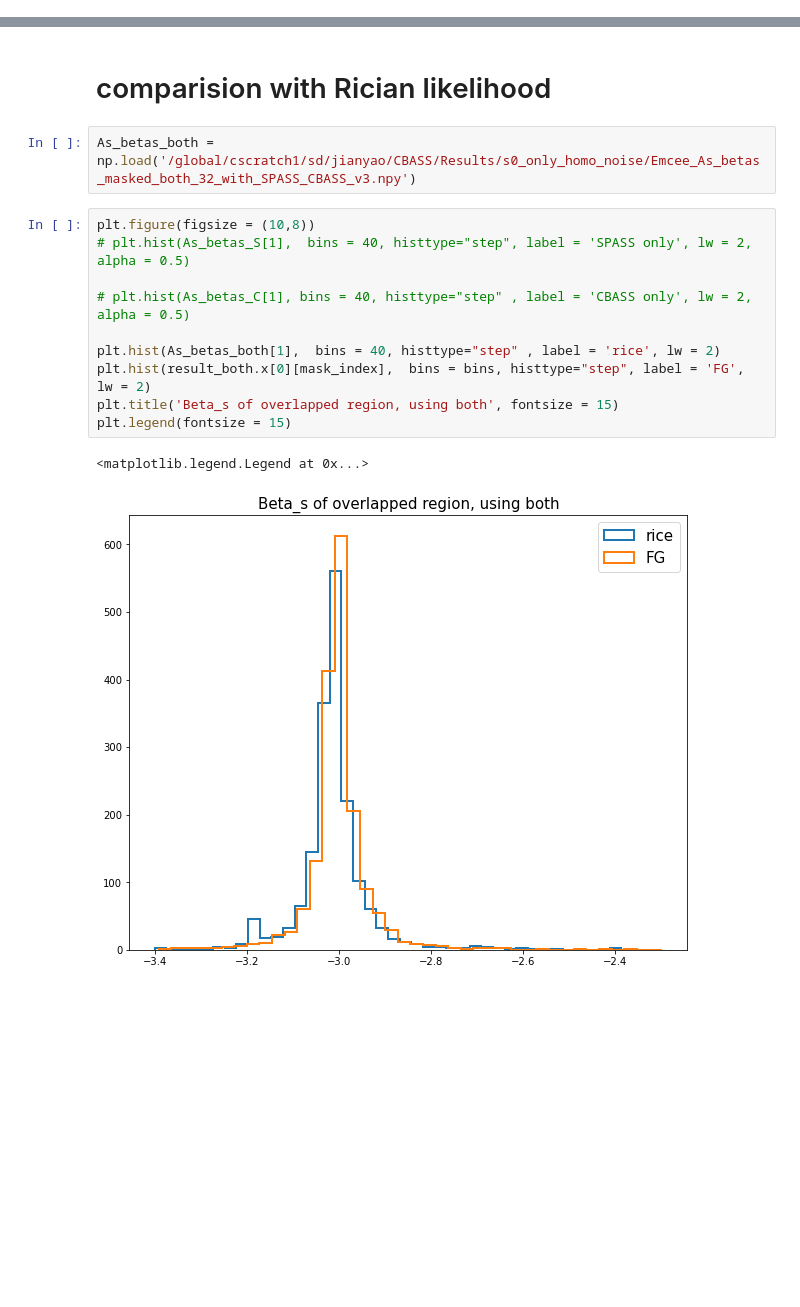
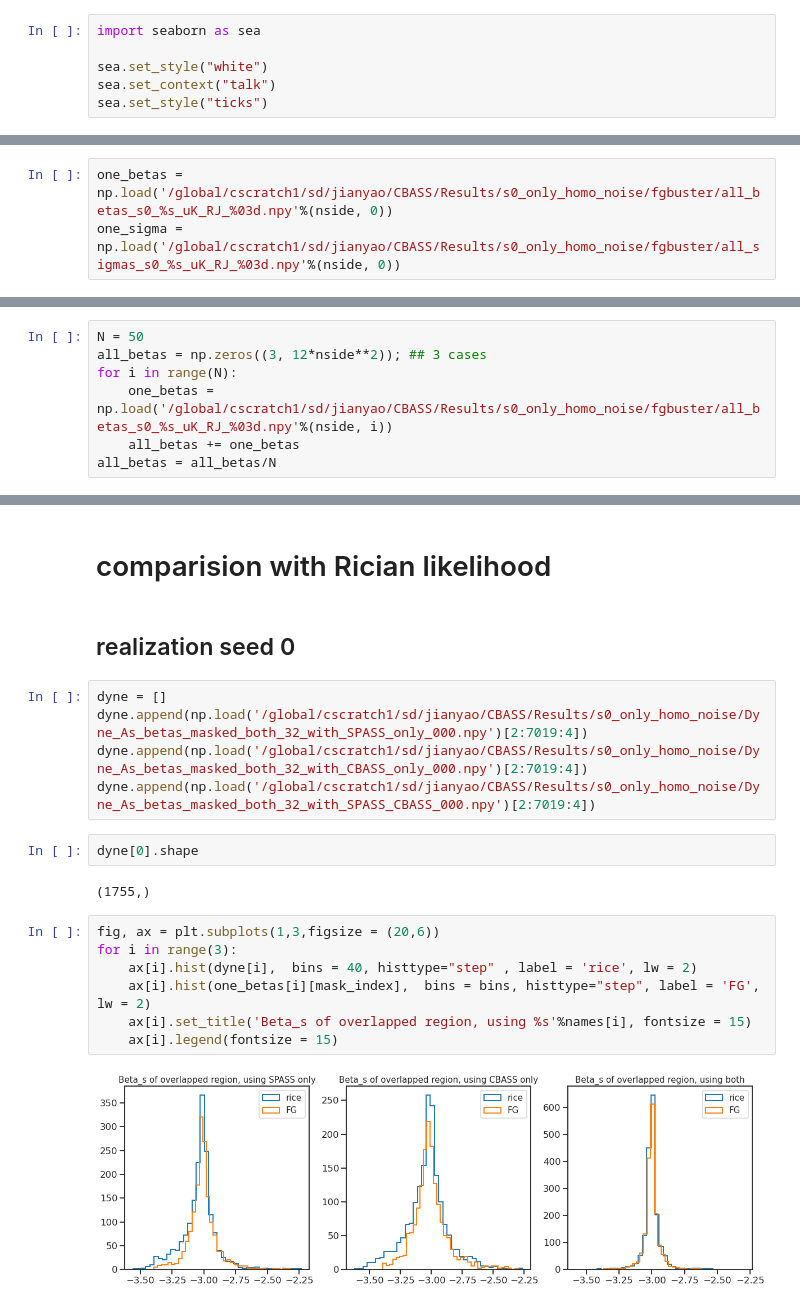
Before and after one commit to yaojian95/Beta_s, a Jupyter notebook: fgbuster_beta_s.ipynb, the cells around one changed output, grey strips where cells are left out. Saved outputs shown, nothing was run; the diff lists cells and outputs as text; blank space fills up the shorter version.

Commit message:
fgbuster for 50 noise realizations

```diff
--- a/fgbuster_beta_s.ipynb
+++ b/fgbuster_beta_s.ipynb
@@ -32,6 +40,12 @@ import warnings
 warnings.filterwarnings("ignore")
 # %%
 from utilities import Mask
+# %%
+import seaborn as sea
+
+sea.set_style("white")
+sea.set_context("talk")
+sea.set_style("ticks")
 # %% [markdown]
 # import data
 # %%
@@ -177,0 +205,3 @@ Text(0.5, 1.0, 'Beta_s of overlapped region, using Fgbuster')
+# %%
+one_betas = np.load('/global/cscratch1/sd/jianyao/CBASS/Results/s0_only_homo_noise/fgbuster/all_betas_s0_%s_uK_RJ_%03d.npy'%(nside, 0))
+one_sigma = np.load('/global/cscratch1/sd/jianyao/CBASS/Results/s0_only_homo_noise/fgbuster/all_sigmas_s0_%s_uK_RJ_%03d.npy'%(nside, 0))
@@ -177,0 +227,7 @@ Text(0.5, 1.0, 'Beta_s of overlapped region, using Fgbuster')
+# %%
+N = 50
+all_betas = np.zeros((3, 12*nside**2)); ## 3 cases
+for i in range(N):
+    one_betas = np.load('/global/cscratch1/sd/jianyao/CBASS/Results/s0_only_homo_noise/fgbuster/all_betas_s0_%s_uK_RJ_%03d.npy'%(nside, i))
+    all_betas += one_betas
+all_betas = all_betas/N
@@ -178,17 +254,22 @@ Text(0.5, 1.0, 'Beta_s of overlapped region, using Fgbuster')
 # %% [markdown]
 # comparision with Rician likelihood
+# %% [markdown]
+## realization seed 0
 # %%
-As_betas_both = np.load('/global/cscratch1/sd/jianyao/CBASS/Results/s0_only_homo_noise/Emcee_As_betas_masked_both_32_with_SPASS_CBASS_v3.npy')
+dyne = []
+dyne.append(np.load('/global/cscratch1/sd/jianyao/CBASS/Results/s0_only_homo_noise/Dyne_As_betas_masked_both_32_with_SPASS_only_000.npy')[2:7019:4])
+dyne.append(np.load('/global/cscratch1/sd/jianyao/CBASS/Results/s0_only_homo_noise/Dyne_As_betas_masked_both_32_with_CBASS_only_000.npy')[2:7019:4])
+dyne.append(np.load('/global/cscratch1/sd/jianyao/CBASS/Results/s0_only_homo_noise/Dyne_As_betas_masked_both_32_with_SPASS_CBASS_000.npy')[2:7019:4])
+# %%
+dyne[0].shape
+# %% [output]
+(1755,)
 # %%
-plt.figure(figsize = (10,8))
-# plt.hist(As_betas_S[1],  bins = 40, histtype="step", label = 'SPASS only', lw = 2, alpha = 0.5)
-
-# plt.hist(As_betas_C[1], bins = 40, histtype="step" , label = 'CBASS only', lw = 2, alpha = 0.5)
-
-plt.hist(As_betas_both[1],  bins = 40, histtype="step" , label = 'rice', lw = 2)
-plt.hist(result_both.x[0][mask_index],  bins = bins, histtype="step", label = 'FG', lw = 2)
-plt.title('Beta_s of overlapped region, using both', fontsize = 15)
-plt.legend(fontsize = 15)
+fig, ax = plt.subplots(1,3,figsize = (20,6))
+for i in range(3):
+    ax[i].hist(dyne[i],  bins = 40, histtype="step" , label = 'rice', lw = 2)
+    ax[i].hist(one_betas[i][mask_index],  bins = bins, histtype="step", label = 'FG', lw = 2)
+    ax[i].set_title('Beta_s of overlapped region, using %s'%names[i], fontsize = 15)
+    ax[i].legend(fontsize = 15)
 # %% [output]
-<matplotlib.legend.Legend at 0x...>
-[figure, old version]
+[figure, new version]
```
Also changed, not shown: parts of 21 cells of this notebook.
